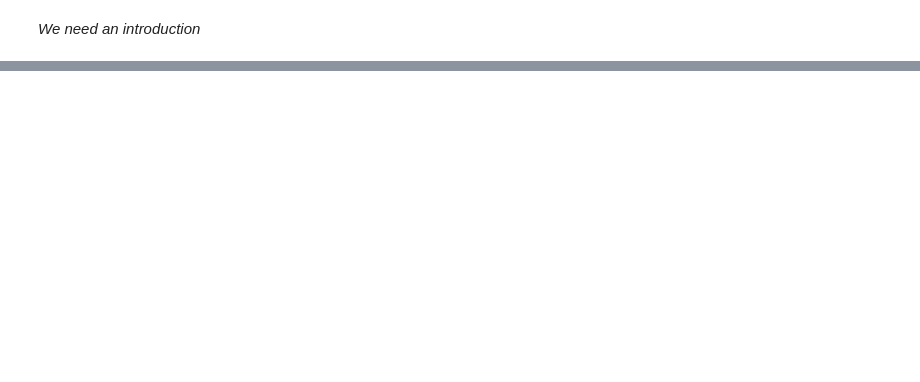
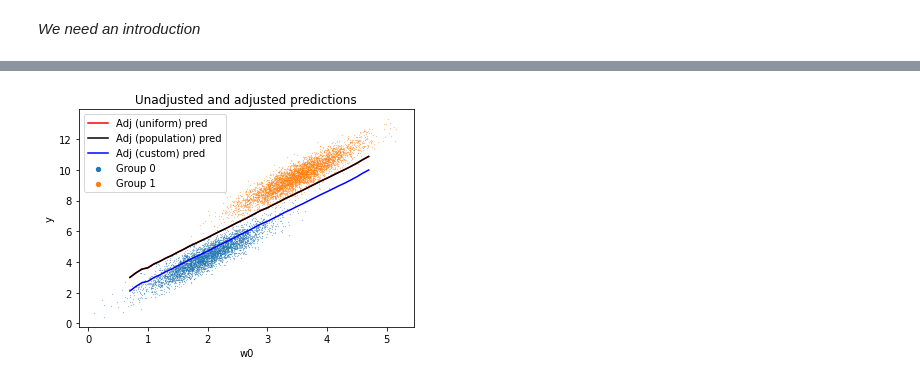
Before and after one commit to kingjosephm/DiscriminationMitigation, a Jupyter notebook: Example.ipynb, the cells around one changed output, grey strips where cells are left out. Drawn from its saved outputs; the diff is of its cells as text; code cells hidden in the pictures; blank space fills up the shorter version.

```diff
--- a/Example.ipynb
+++ b/Example.ipynb
@@ -355,0 +203,11 @@ cust_wts      0.998899  0.999762  1.000000  1.000000
+# %%
+# Split the data into train/val and test sets
+X_train, X_test, y_train, y_test = train_test_split(synth.loc[:, ['c0', 'c1', 'w0']],
+                                                    synth['y'], random_state=1776,
+                                                    test_size=0.2)
+# Train / val split
+X_train, X_val, y_train, y_val = train_test_split(X_train, y_train, random_state=123,
+                                                  test_size=0.2)
+
+for x in X_train, X_val, X_test:
+    print(x.shape)
@@ -355,0 +218,4 @@ cust_wts      0.998899  0.999762  1.000000  1.000000
+# %%
+# Reestimate the model
+model = keras_model()
+model.fit(X_train, y_train, epochs=60, batch_size=128, validation_data=(X_val, y_val), verbose=0)
@@ -355,0 +264,4 @@ cust_wts      0.998899  0.999762  1.000000  1.000000
+# %%
+with open('example_weights.json') as j:
+    weights = json.load(j)
+print(weights)
@@ -355,0 +272,5 @@ cust_wts      0.998899  0.999762  1.000000  1.000000
+# %%
+mitigated = DiscriminationMitigator(df=X_test, model=model,
+                              config=config, train=X_train, weights=weights).predictions()
+print(mitigated.head())
+print("\n", mitigated.describe())
@@ -355,0 +298,14 @@ cust_wts      0.998899  0.999762  1.000000  1.000000
+# %%
+avg = aggregate_data(mitigated) # Average by rounded 'w0'
+plt.scatter(c0_grp["w0"], c0_grp["y"], label='Group 0', s=0.03)
+plt.scatter(c1_grp["w0"], c1_grp["y"], label='Group 1', s=0.03)
+plt.plot(avg['unif_wts'], label='Adj (uniform) pred', color='red')
+plt.plot(avg['pop_wts'], label='Adj (population) pred', color='black')
+plt.plot(avg['cust_wts'], label='Adj (custom) pred', color='blue')
+plt.title('Unadjusted and adjusted predictions')
+plt.xlabel('w0')
+plt.ylabel('y')
+plt.legend(markerscale=25)
+plt.show()
+# %% [output]
+[figure, added]
```
Also changed, not shown: parts of 60 cells of this notebook, 5 other files.
